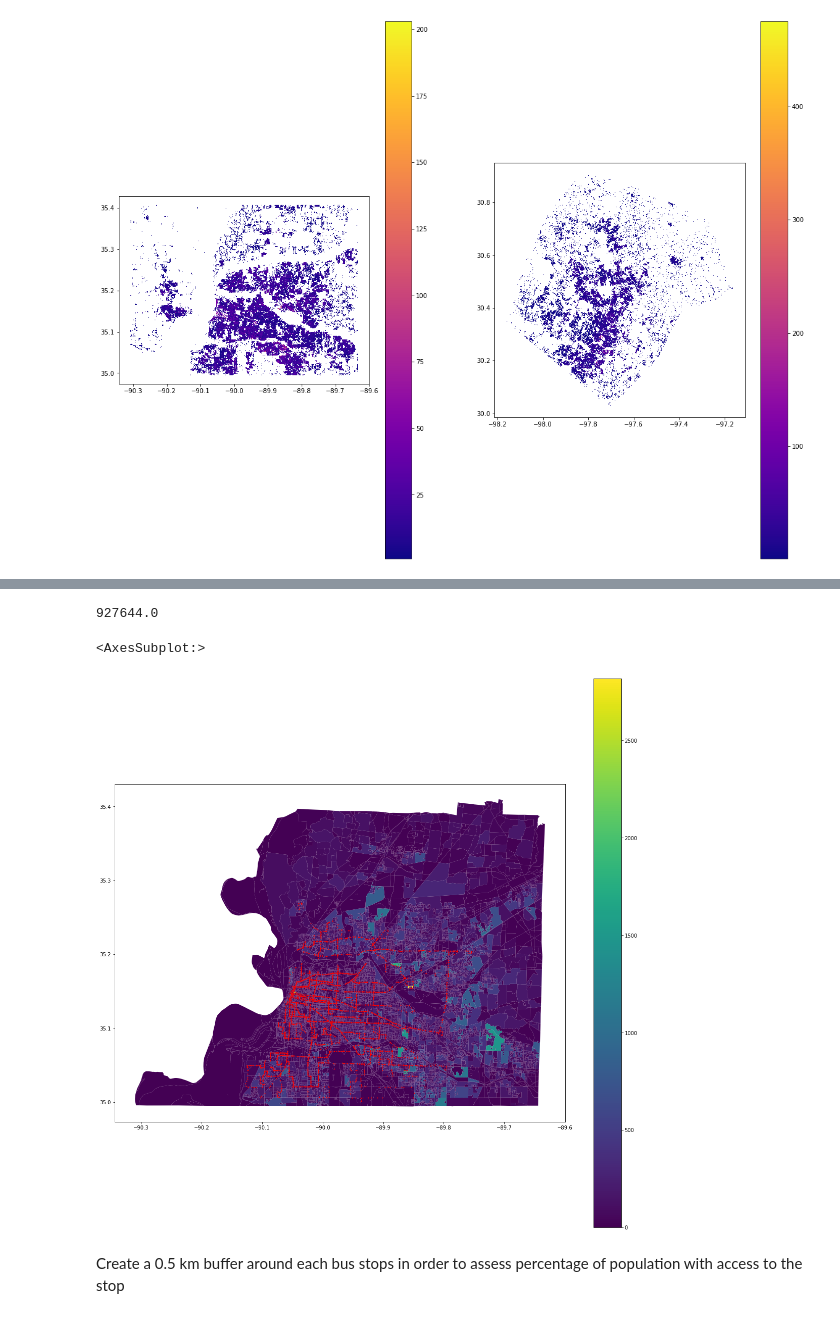
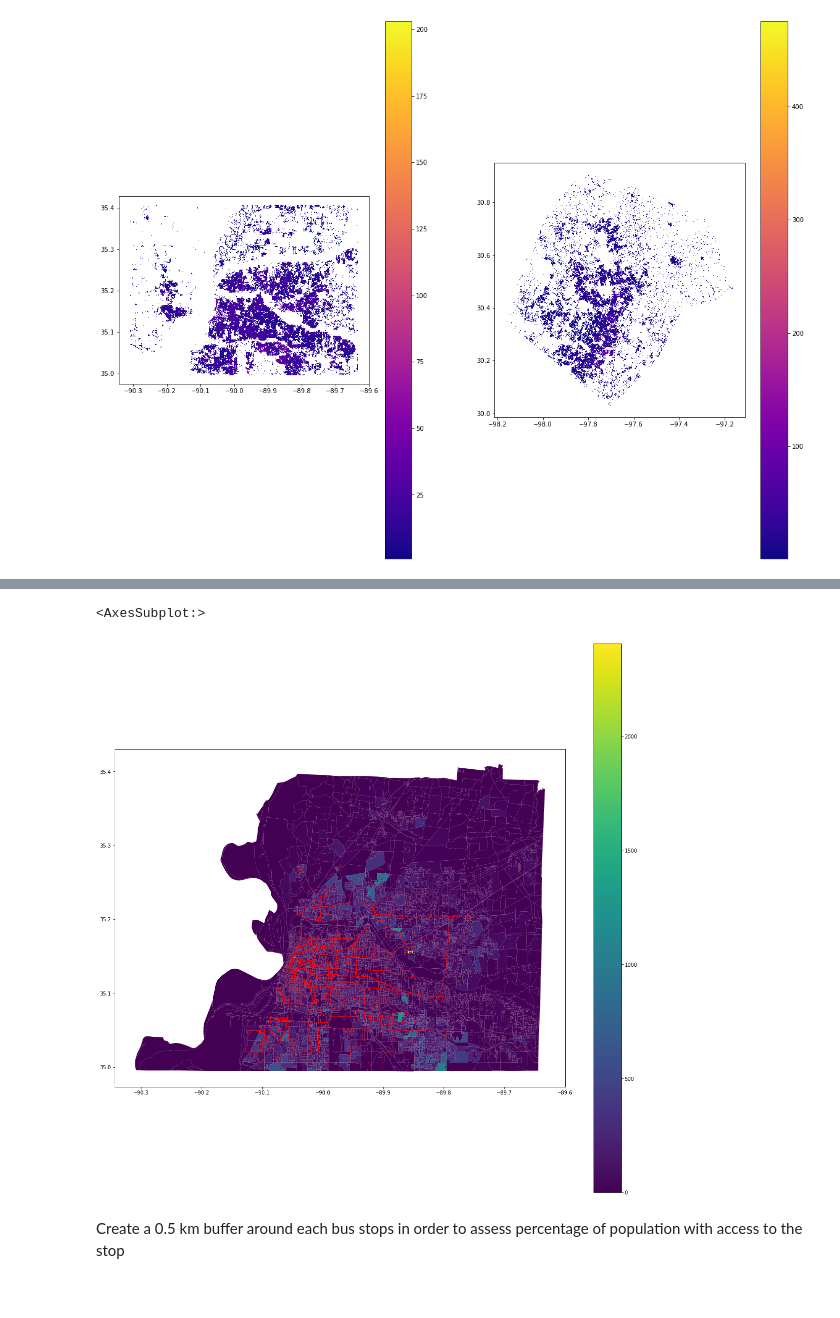
Before and after one commit to Sustainability-GIS-2021/final-assignment-redalisa, a Jupyter notebook: final_assignment.ipynb, the cells around one changed output, grey strips where cells are left out. Cells and saved outputs as stored; diff of their text form; code cells hidden in the pictures.

```diff
--- a/final_assignment.ipynb
+++ b/final_assignment.ipynb
@@ -286,6 +227,7 @@ ax2 = travis_grid.plot(ax=ax2, column='pop_cnt', legend=True, cmap = 'plasma')
 # %% [output]
 [figure]
 # %%
+# run pip install cenpy
 from cenpy import products
 import matplotlib.pyplot as plt
 %matplotlib inline
@@ -293,4 +235,4 @@ import matplotlib.pyplot as plt
 dectest = products.Decennial2010()
 mem_tn = dectest.from_county('Shelby, TN',
                           level='block',
-                          variables=['P001001', 'P018001', 'P016001'])
+                          variables=['P001001', 'P003003'])
@@ -313,15 +239,11 @@ mem_tn
-# %%
-mem_tn['P001001'].sum()
-# %% [output]
-927644.0
 # %%
 mem_tn = mem_tn.to_crs(CRS("WGS84"))
 # %%
-ax = mem_tn.plot('P001001', figsize = (20,20), legend = True)
-stops.plot(ax = ax, color = 'red', markersize = 1)
+ax = mem_tn.plot('P003003', figsize = (20,20), legend = True)
+stops_mem.plot(ax = ax, color = 'red', markersize = 1)
 # %% [output]
 <AxesSubplot:>
-[figure, old version]
+[figure, new version]
 # %% [markdown]
 Create a 0.5 km buffer around each bus stops in order to assess percentage of population with access to the stop
 # %%
```
Also changed, not shown: parts of 15 cells of this notebook.
